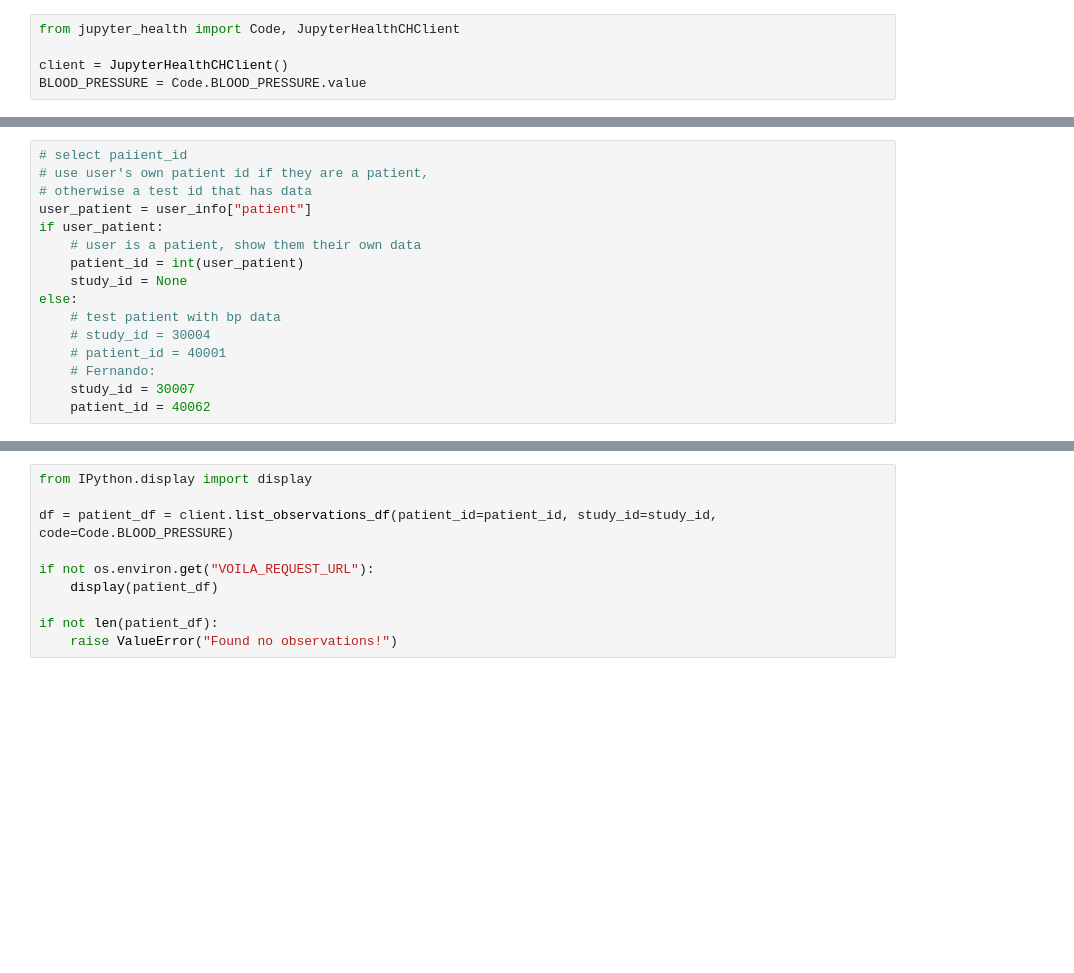
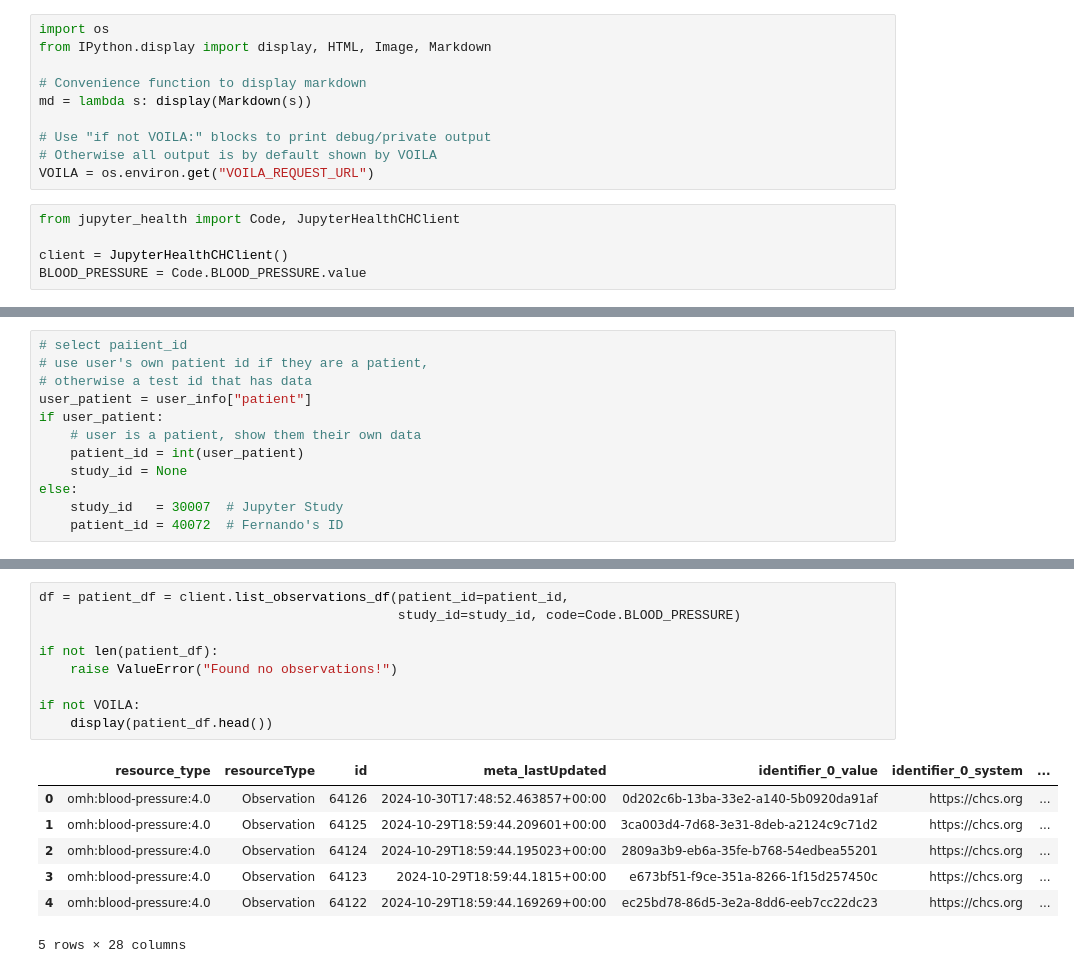
Before and after one commit to jupyterhealth/demos, a Jupyter notebook: dashboards/sample-charts.ipynb, the cells around one changed output, grey strips where cells are left out. Saved outputs shown, nothing was run; the diff lists cells and outputs as text; blank space fills up the shorter version.

```diff
--- a/dashboards/sample-charts.ipynb
+++ b/dashboards/sample-charts.ipynb
@@ -40,3 +42,13 @@ link.href = document.location.href.replace("/voila/render/", "/lab/tree/")
+# %%
+import os
+from IPython.display import display, HTML, Image, Markdown
+
+# Convenience function to display markdown
+md = lambda s: display(Markdown(s))
+
+# Use "if not VOILA:" blocks to print debug/private output
+# Otherwise all output is by default shown by VOILA
+VOILA = os.environ.get("VOILA_REQUEST_URL")
 # %%
 from jupyter_health import Code, JupyterHealthCHClient
 
@@ -63,10 +84,6 @@ if user_patient:
     patient_id = int(user_patient)
     study_id = None
 else:
-    # test patient with bp data
-    # study_id = 30004
-    # patient_id = 40001
-    # Fernando:
-    study_id = 30007
-    patient_id = 40062
+    study_id   = 30007  # Jupyter Study
+    patient_id = 40072  # Fernando's ID
 # %%
@@ -90,13 +124,20 @@ if not os.environ.get("VOILA_REQUEST_URL"):
 # %%
-from IPython.display import display
-
-df = patient_df = client.list_observations_df(patient_id=patient_id, study_id=study_id, code=Code.BLOOD_PRESSURE)
-
-if not os.environ.get("VOILA_REQUEST_URL"):
-    display(patient_df)
+df = patient_df = client.list_observations_df(patient_id=patient_id,
+                                              study_id=study_id, code=Code.BLOOD_PRESSURE)
 
 if not len(patient_df):
     raise ValueError("Found no observations!")
+
+if not VOILA:
+    display(patient_df.head())
+# %% [output]
+|  | resource_type | resourceType | id | meta_lastUpdated | identifier_0_value | identifier_0_system | ... |
+| 0 | omh:blood-pressure:4.0 | Observation | 64126 | 2024-10-30T17:48:52.463857+00:00 | 0d202c6b-13ba-33e2-a140-5b0920da91af | https://chcs.org | ... |
+| 1 | omh:blood-pressure:4.0 | Observation | 64125 | 2024-10-29T18:59:44.209601+00:00 | 3ca003d4-7d68-3e31-8deb-a2124c9c71d2 | https://chcs.org | ... |
+| 2 | omh:blood-pressure:4.0 | Observation | 64124 | 2024-10-29T18:59:44.195023+00:00 | 2809a3b9-eb6a-35fe-b768-54edbea55201 | https://chcs.org | ... |
+| 3 | omh:blood-pressure:4.0 | Observation | 64123 | 2024-10-29T18:59:44.1815+00:00 | e673bf51-f9ce-351a-8266-1f15d257450c | https://chcs.org | ... |
+| 4 | omh:blood-pressure:4.0 | Observation | 64122 | 2024-10-29T18:59:44.169269+00:00 | ec25bd78-86d5-3e2a-8dd6-eeb7cc22dc23 | https://chcs.org | ... |
+5 rows × 28 columns
 # %%
 # now start the plotting
 
```
Also changed, not shown: parts of 15 cells of this notebook, 1 other file.
